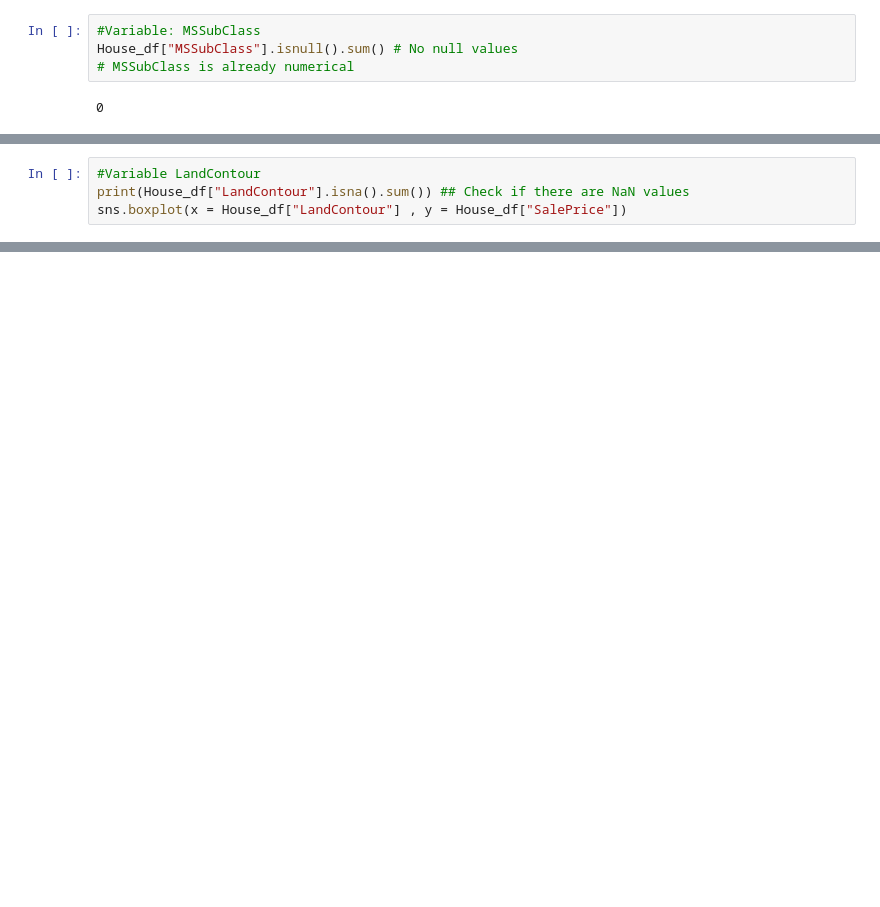
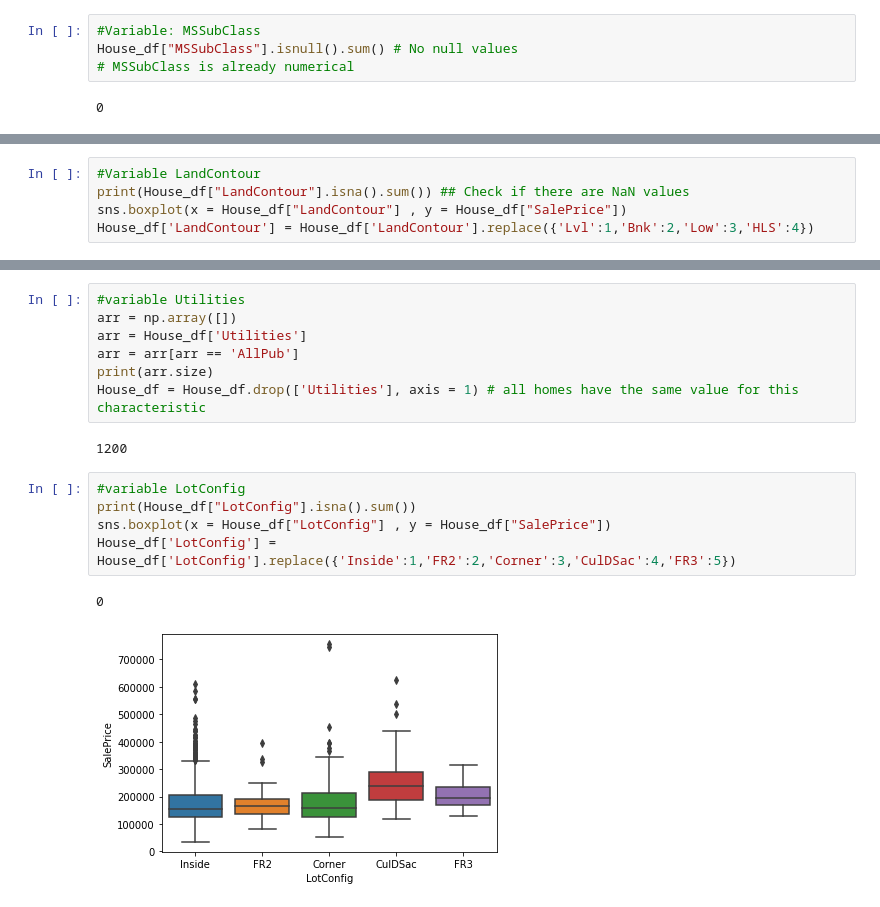
Before and after one commit to Nir24/ECE-196_MLProj, a Jupyter notebook: Main.ipynb, the cells around one changed output, grey strips where cells are left out. Saved outputs shown, nothing was run; the diff lists cells and outputs as text; blank space fills up the shorter version.

```diff
--- a/Main.ipynb
+++ b/Main.ipynb
@@ -115,5 +91,6 @@ House_df = House_df.drop(['LotShape'], axis = 1)
 #Variable LandContour
 print(House_df["LandContour"].isna().sum()) ## Check if there are NaN values
 sns.boxplot(x = House_df["LandContour"] , y = House_df["SalePrice"])
+House_df['LandContour'] = House_df['LandContour'].replace({'Lvl':1,'Bnk':2,'Low':3,'HLS':4})
 # %% [output]
 0
@@ -141,0 +98,17 @@ Next section will examine the effects of the building type of the price of the h
+# %%
+#variable Utilities
+arr = np.array([])
+arr = House_df['Utilities']
+arr = arr[arr == 'AllPub']
+print(arr.size)
+House_df = House_df.drop(['Utilities'], axis = 1) # all homes have the same value for this characteristic
+# %% [output]
+1200
+# %%
+#variable LotConfig
+print(House_df["LotConfig"].isna().sum())
+sns.boxplot(x = House_df["LotConfig"] , y = House_df["SalePrice"])
+House_df['LotConfig'] = House_df['LotConfig'].replace({'Inside':1,'FR2':2,'Corner':3,'CulDSac':4,'FR3':5})
+# %% [output]
+0
+[figure, added]
```
Also changed, not shown: parts of 30 cells of this notebook.
